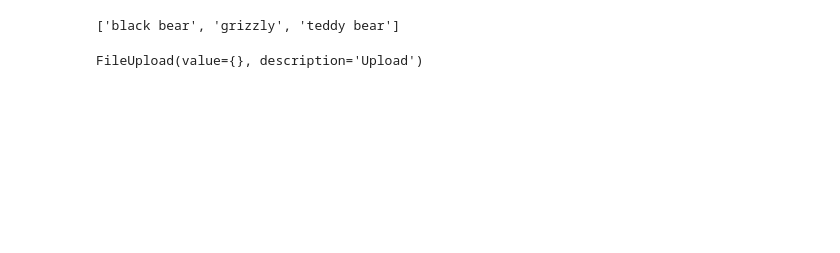
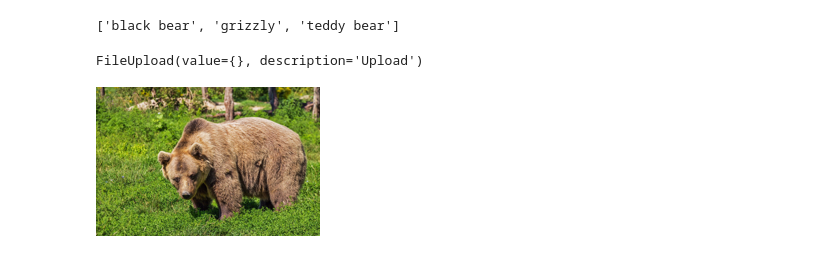
Before and after one commit to Reptilefury/coursera-machine-learning, a Jupyter notebook: FastAi.ipynb, the cells around one changed output. Cells and saved outputs as stored; diff of their text form; code cells hidden in the pictures; blank space fills up the shorter version.

```diff
--- a/FastAi.ipynb
+++ b/FastAi.ipynb
@@ -371,6 +417,10 @@ FileUpload(value={}, description='Upload')
 # %%
 img = PILImage.create(btn_upload.data[-1])
 img
+# %%
+img.to_thumb(224,224)
+# %% [output]
+[figure, added]
 # %%
 out_p1 = widgets.Output()
 out_p1.clear_output()
```
Also changed, not shown: parts of 18 cells of this notebook.
